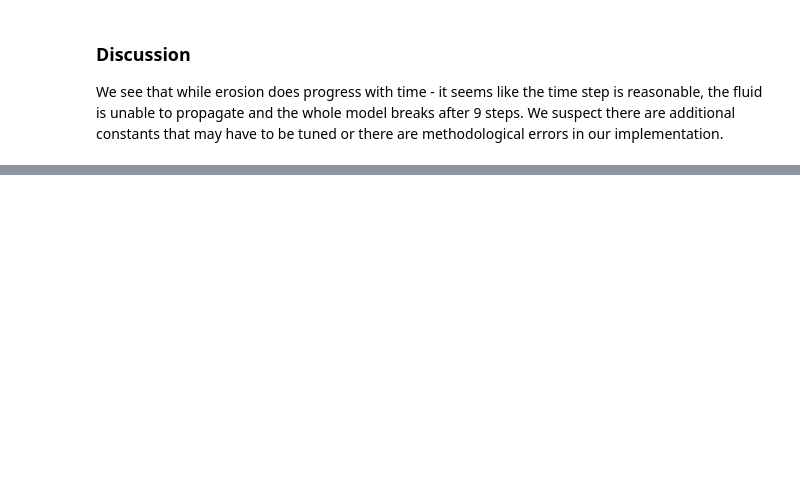
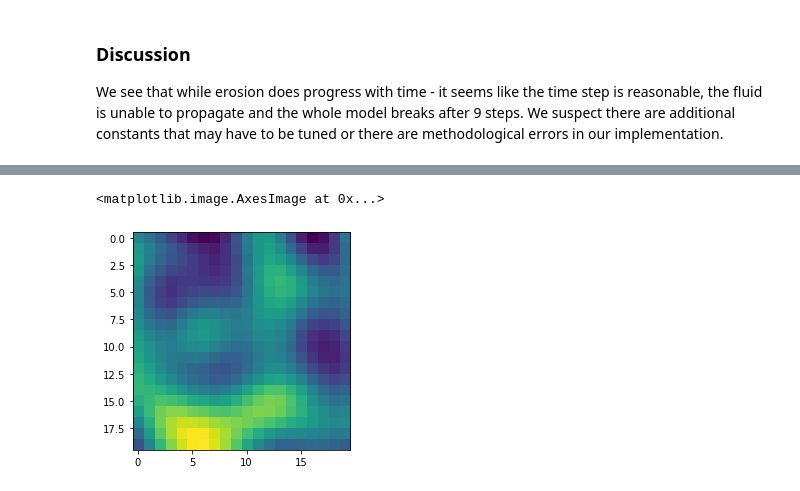
Before and after one commit to Julians42/AM205_Final_Project, a Jupyter notebook: erode_2D.ipynb, the cells around one changed output, grey strips where cells are left out. Cells and saved outputs as stored; diff of their text form; code cells hidden in the pictures; blank space fills up the shorter version.

```diff
--- a/erode_2D.ipynb
+++ b/erode_2D.ipynb
@@ -92,0 +109,5 @@ We see that while erosion does progress with time - it seems like the time step
+# %%
+plt.imshow(smoothed)
+# %% [output]
+<matplotlib.image.AxesImage at 0x...>
+[figure, added]
```
Also changed, not shown: parts of 5 cells of this notebook, 3 other files.
